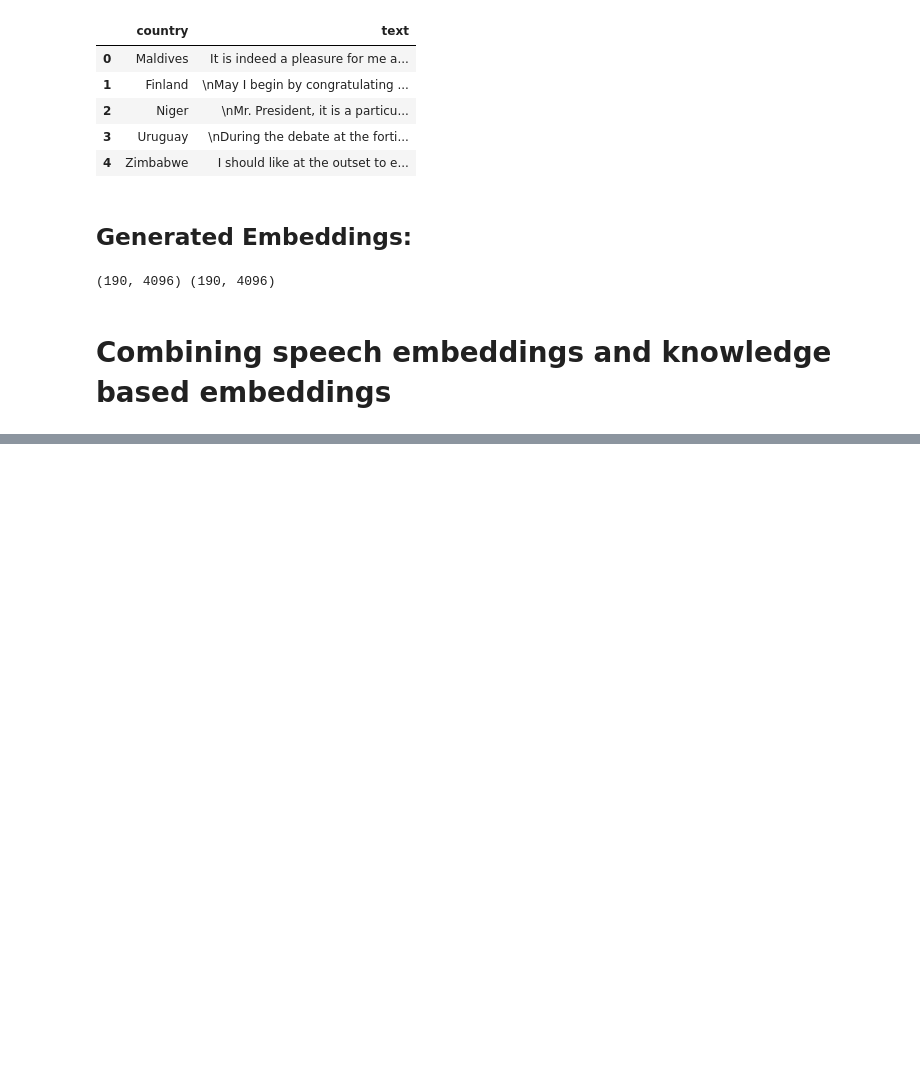
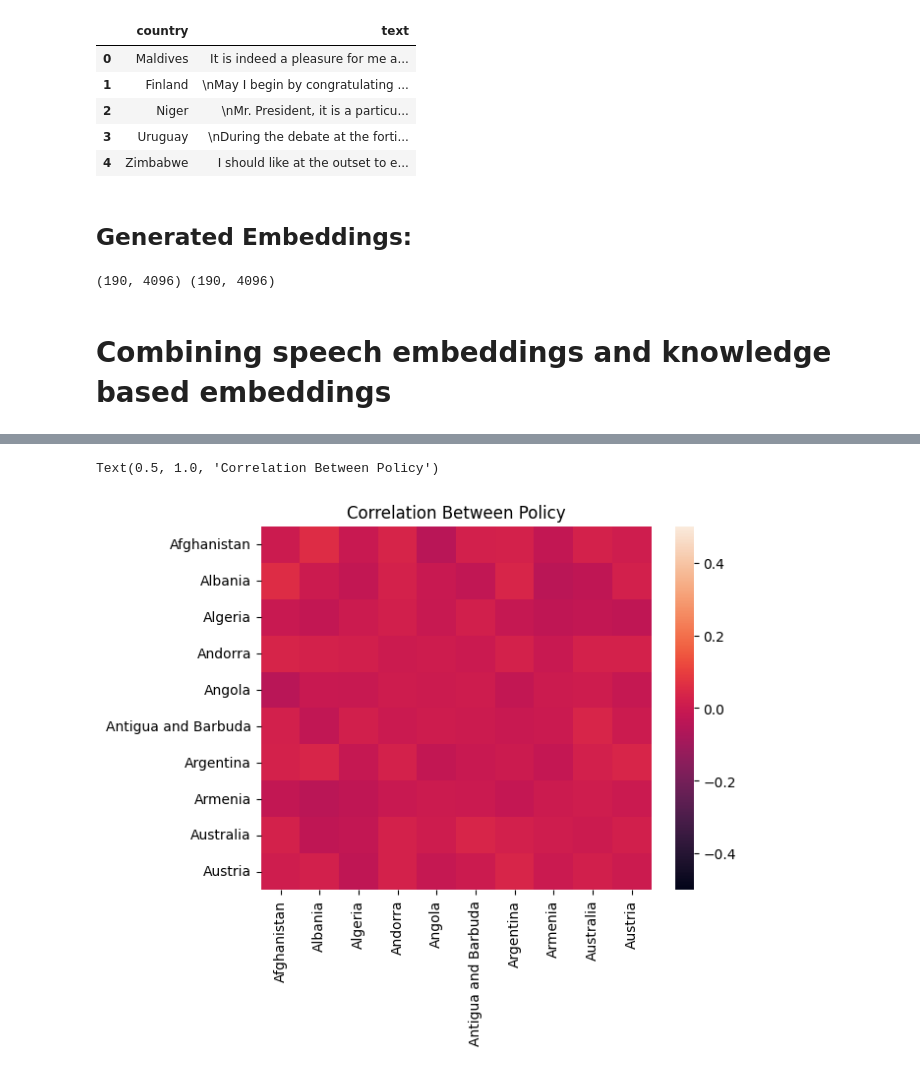
Before and after one commit to IWonderTheFirst/mun, a Jupyter notebook: policy.ipynb, the cells around one changed output, grey strips where cells are left out. Drawn from its saved outputs; the diff is of its cells as text; code cells hidden in the pictures; blank space fills up the shorter version.

Commit message:
Kaggle Notebook | MUN policy embeddings | Version 10

```diff
--- a/policy.ipynb
+++ b/policy.ipynb
@@ -505,17 +454,14 @@ def generate_country_similarity(speech: str, place: str):
     topic_consistency = cosine_similarity(av_vec.reshape(1, -1), or_encode.reshape(1, -1))[0][0]
     print(f"Topic consistency: {topic_consistency}")
 
-    av_vec = torch.tensor(av_vec, dtype=next(speech_proj.parameters()).dtype)
-    print(av_vec.dtype)
-    av_vec = av_vec.unsqueeze(0)
-    speech_proj.eval()  # disables batch norm stat updates and dropout
+    av_vec = np.expand_dims(av_vec, axis=0)
     with torch.no_grad():
-        av_vec = F.normalize(speech_proj(av_vec), dim=1)
+        av_vec = get_transformed_embeddings(trained_model, av_vec)
 
     lis = []
     for column in final_country_embeddings.columns:
         cs = cosine_similarity(
-            av_vec.detach().numpy().reshape(1, -1),
+            av_vec,
             np.array(list(final_country_embeddings[column])).reshape(1, -1)
         )
         lis.append((cs[0][0], column))
@@ -528,7 +474,8 @@ def generate_country_similarity(speech: str, place: str):
         else:
             print(f"{score:.8f} — {country}")
 def compare_countries(country1, country2):
-    cosine_similarity(
+    cs = cosine_similarity(
         np.array(list(final_country_embeddings[country1])).reshape(1, -1),
         np.array(list(final_country_embeddings[country2])).reshape(1, -1)
     )
+    return cs
@@ -555,0 +482,14 @@ torch.float32
+# %%
+corr_matrix = pd.DataFrame(
+    index=final_country_embeddings.columns[:10],
+    columns=final_country_embeddings.columns[:10],
+    dtype=float
+)
+for i, country in enumerate(final_country_embeddings.columns[:10]):
+    for j, country_2 in enumerate(final_country_embeddings.columns[:10]):
+        if j > i:
+            sim = compare_countries(country, country_2)
+            corr_matrix.loc[country, country_2] = sim
+            corr_matrix.loc[country_2, country] = sim
+        elif j==i:
+            corr_matrix.loc[country, country_2] = 0
@@ -555,0 +505,9 @@ torch.float32
+# %%
+import seaborn as sns
+import matplotlib.pyplot as plt
+
+sns.heatmap(corr_matrix, annot=False, vmin=-0.5, vmax=0.5)
+plt.title('Correlation Between Policy')
+# %% [output]
+Text(0.5, 1.0, 'Correlation Between Policy')
+[figure, added]
```
Also changed, not shown: parts of 14 cells of this notebook.
